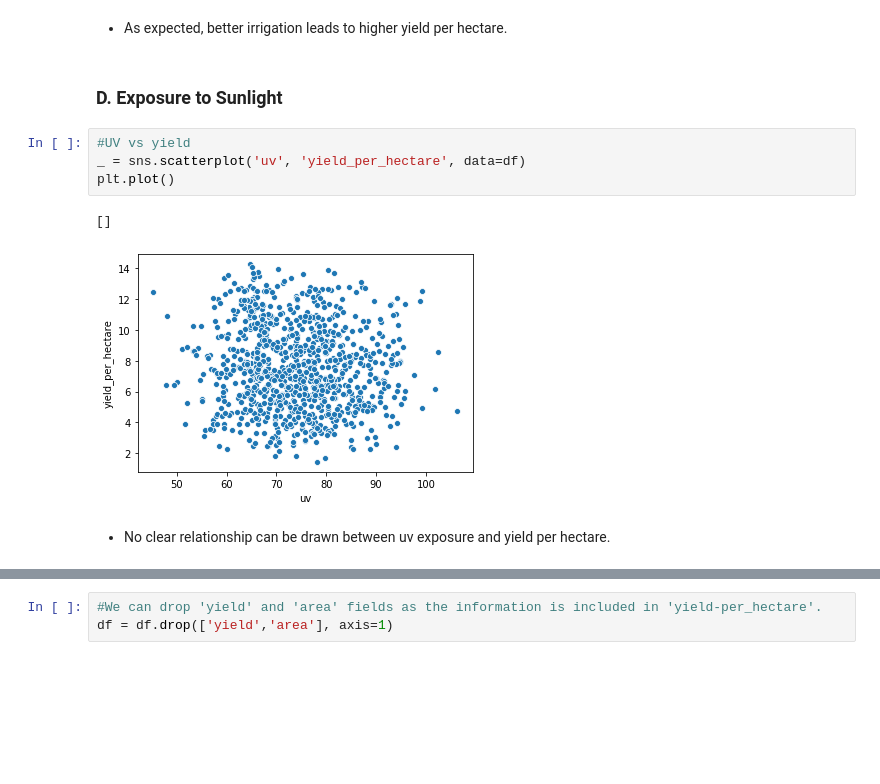
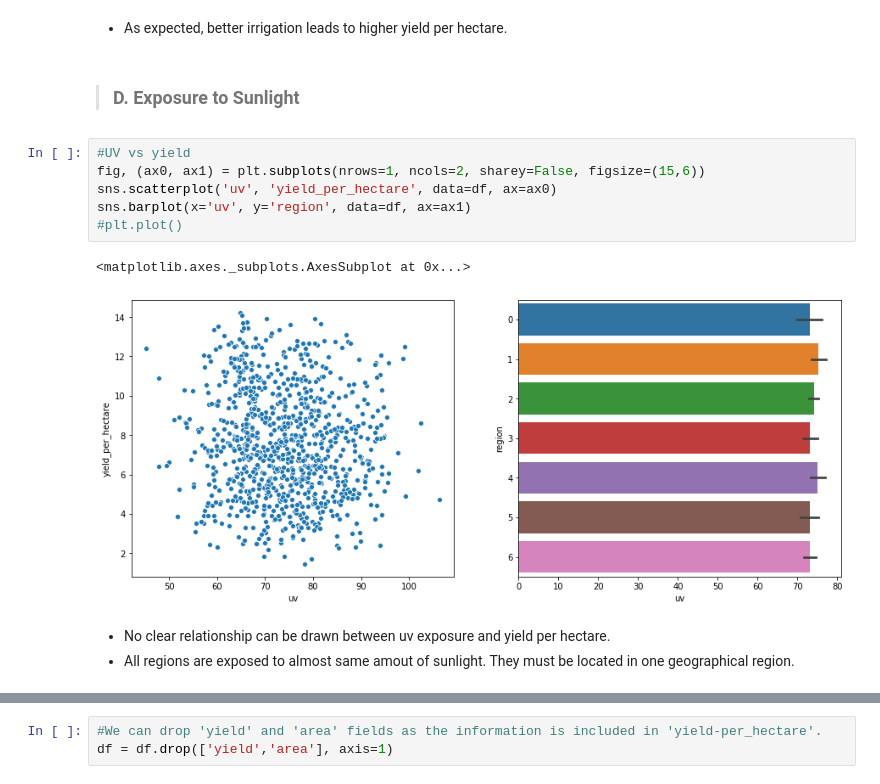
Before and after one commit to mahipal-z/Datalake-design-in-AWS, a Jupyter notebook: Datasets/farm_yield.ipynb, the cells around one changed output, grey strips where cells are left out. Saved outputs shown, nothing was run; the diff lists cells and outputs as text; blank space fills up the shorter version.

```diff
--- a/Datasets/farm_yield.ipynb
+++ b/Datasets/farm_yield.ipynb
@@ -270,13 +285,16 @@ plt.plot()
 # %% [markdown]
 * As expected, better irrigation leads to higher yield per hectare.
 # %% [markdown]
-### D. Exposure to Sunlight
+> ### D. Exposure to Sunlight
 # %%
 #UV vs yield
-_ = sns.scatterplot('uv', 'yield_per_hectare', data=df)
-plt.plot()
+fig, (ax0, ax1) = plt.subplots(nrows=1, ncols=2, sharey=False, figsize=(15,6))
+sns.scatterplot('uv', 'yield_per_hectare', data=df, ax=ax0)
+sns.barplot(x='uv', y='region', data=df, ax=ax1)
+#plt.plot()
 # %% [output]
-[]
+<matplotlib.axes._subplots.AxesSubplot at 0x...>
-[figure, old version]
+[figure, new version]
 # %% [markdown]
 * No clear relationship can be drawn between uv exposure and yield per hectare.
+* All regions are exposed to almost same amout of sunlight. They must be located in one geographical region.
```
Also changed, not shown: parts of 58 cells of this notebook.
